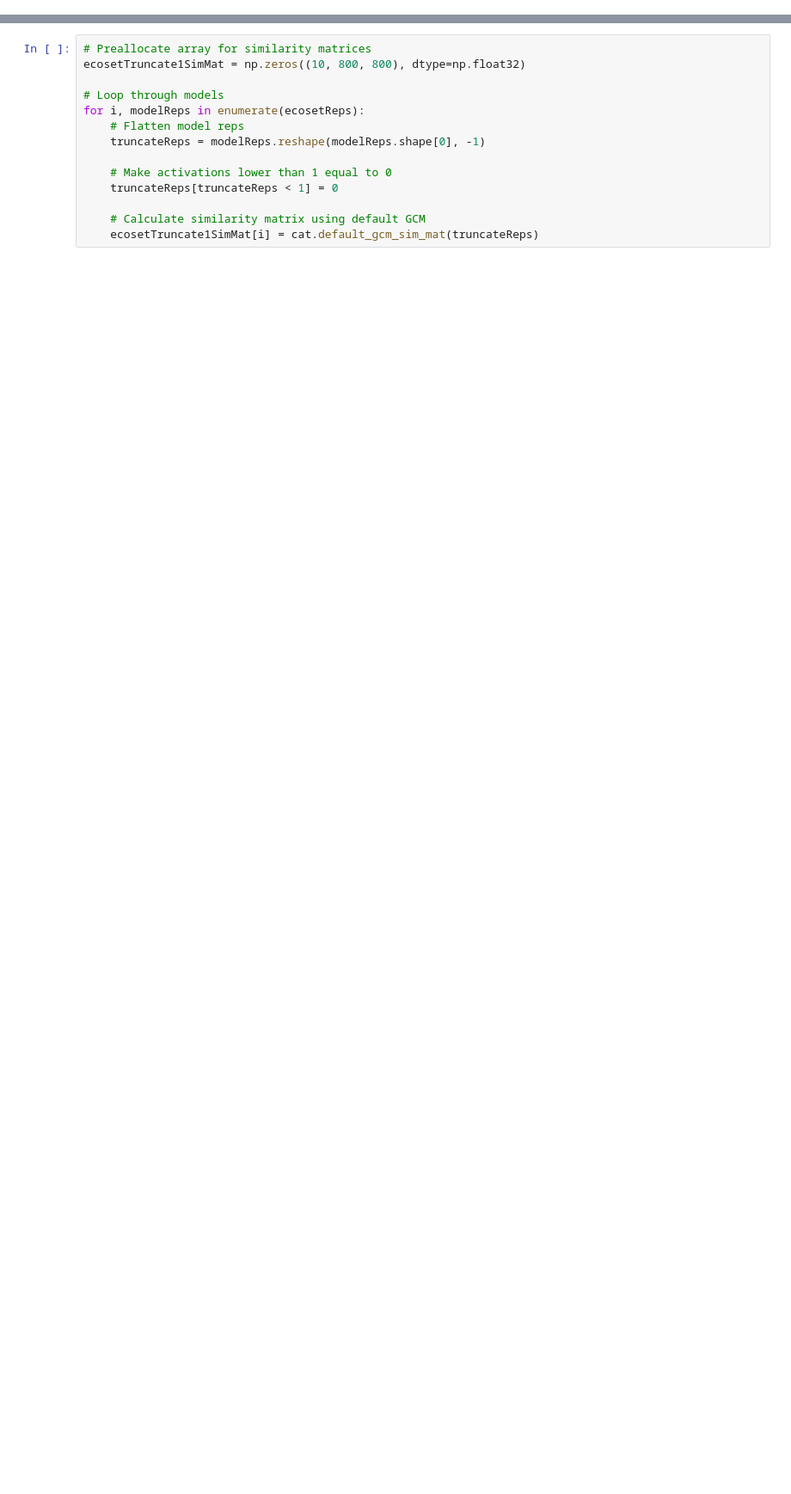
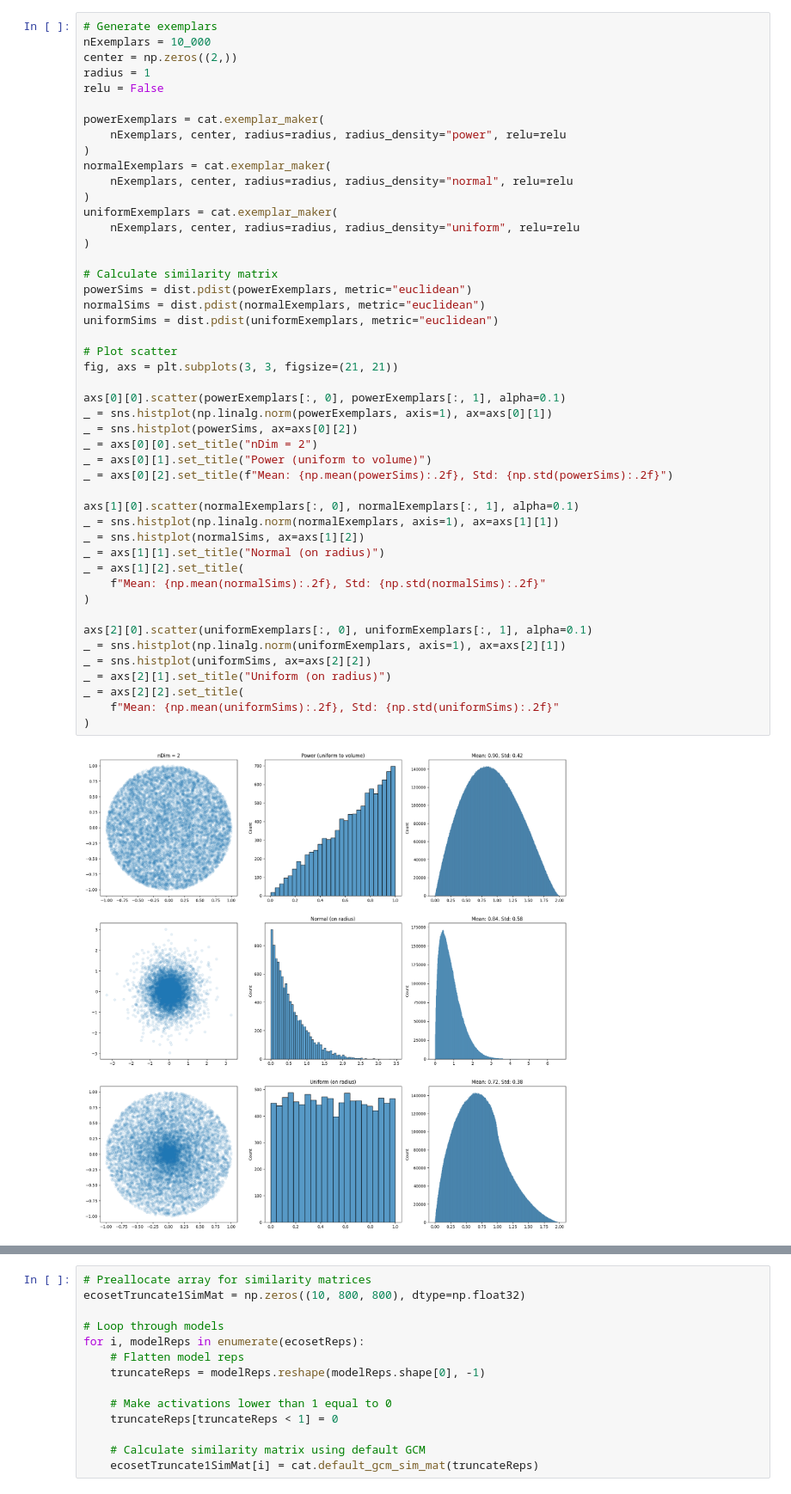
Before and after one commit to tobasummandal/deepCats, a Jupyter notebook: levelsSimulation.ipynb, the cells around one changed output, grey strips where cells are left out. Shown at 86% size. Drawn from its saved outputs; the diff is of its cells as text; blank space fills up the shorter version.

```diff
--- a/levelsSimulation.ipynb
+++ b/levelsSimulation.ipynb
@@ -74,0 +139,49 @@ array([[[1.        , 0.6017475 , 0.6230957 , ..., 0.54849964,
+# %%
+# Generate exemplars
+nExemplars = 10_000
+center = np.zeros((2,))
+radius = 1
+relu = False
+
+powerExemplars = cat.exemplar_maker(
+    nExemplars, center, radius=radius, radius_density="power", relu=relu
+)
+normalExemplars = cat.exemplar_maker(
+    nExemplars, center, radius=radius, radius_density="normal", relu=relu
+)
+uniformExemplars = cat.exemplar_maker(
+    nExemplars, center, radius=radius, radius_density="uniform", relu=relu
+)
+
+# Calculate similarity matrix
+powerSims = dist.pdist(powerExemplars, metric="euclidean")
+normalSims = dist.pdist(normalExemplars, metric="euclidean")
+uniformSims = dist.pdist(uniformExemplars, metric="euclidean")
+
+# Plot scatter
+fig, axs = plt.subplots(3, 3, figsize=(21, 21))
+
+axs[0][0].scatter(powerExemplars[:, 0], powerExemplars[:, 1], alpha=0.1)
+_ = sns.histplot(np.linalg.norm(powerExemplars, axis=1), ax=axs[0][1])
+_ = sns.histplot(powerSims, ax=axs[0][2])
+_ = axs[0][0].set_title("nDim = 2")
+_ = axs[0][1].set_title("Power (uniform to volume)")
+_ = axs[0][2].set_title(f"Mean: {np.mean(powerSims):.2f}, Std: {np.std(powerSims):.2f}")
+
+axs[1][0].scatter(normalExemplars[:, 0], normalExemplars[:, 1], alpha=0.1)
+_ = sns.histplot(np.linalg.norm(normalExemplars, axis=1), ax=axs[1][1])
+_ = sns.histplot(normalSims, ax=axs[1][2])
+_ = axs[1][1].set_title("Normal (on radius)")
+_ = axs[1][2].set_title(
+    f"Mean: {np.mean(normalSims):.2f}, Std: {np.std(normalSims):.2f}"
+)
+
+axs[2][0].scatter(uniformExemplars[:, 0], uniformExemplars[:, 1], alpha=0.1)
+_ = sns.histplot(np.linalg.norm(uniformExemplars, axis=1), ax=axs[2][1])
+_ = sns.histplot(uniformSims, ax=axs[2][2])
+_ = axs[2][1].set_title("Uniform (on radius)")
+_ = axs[2][2].set_title(
+    f"Mean: {np.mean(uniformSims):.2f}, Std: {np.std(uniformSims):.2f}"
+)
+# %% [output]
+[figure, added]
```
Also changed, not shown: parts of 79 cells of this notebook.
